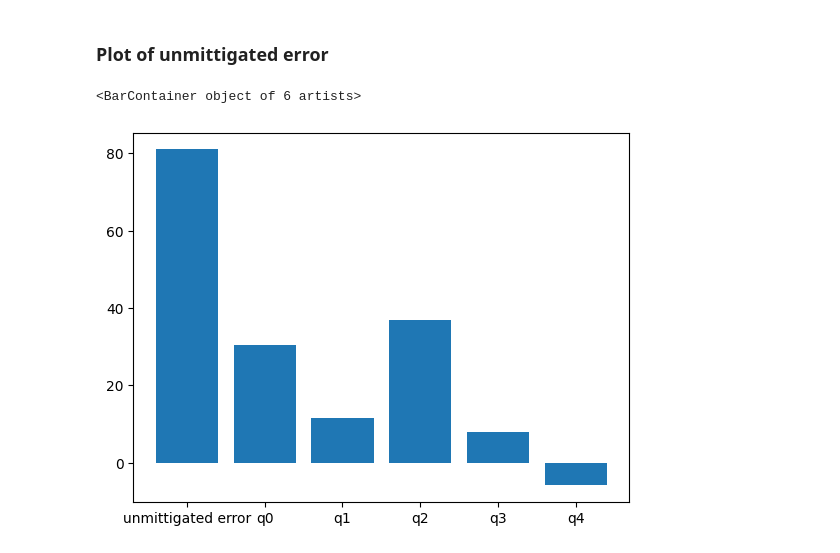
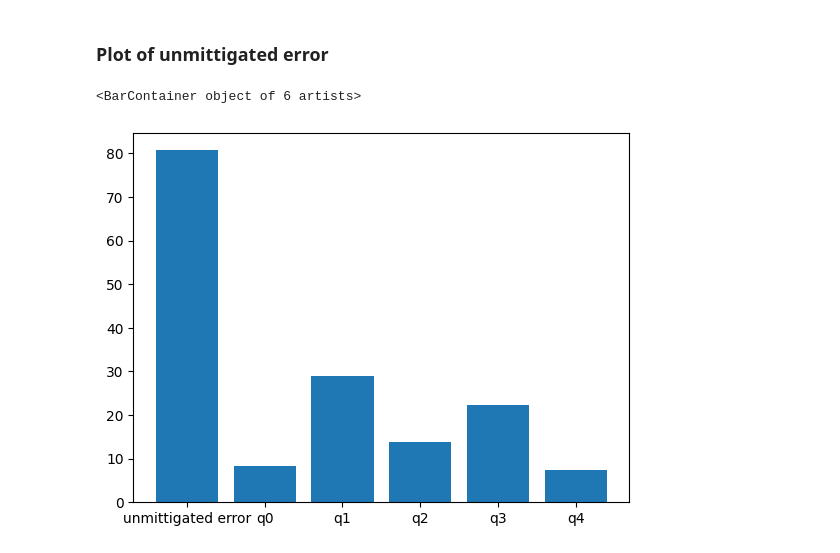
Before and after one commit to prachisharma21/ML_4_QEM, a Jupyter notebook: 5Models_Test.ipynb, the cells around one changed output. Drawn from its saved outputs; the diff is of its cells as text; code cells hidden in the pictures.

```diff
--- a/5Models_Test.ipynb
+++ b/5Models_Test.ipynb
@@ -102,13 +102,13 @@ plt.show(figure)
 ### Plot of unmittigated error
 # %%
 x = ['unmittigated error', 'q0', 'q1', 'q2', 'q3', 'q4']
-height = [np.mean(np.sum((df['noisy_expectation'], df['target']))),
-          np.mean(np.sum((df_qu0['noisy_expectation'], df_qu0['target']))),
-          np.mean(np.sum((df_qu1['noisy_expectation'], df_qu1['target']))),
-          np.mean(np.sum((df_qu2['noisy_expectation'], df_qu2['target']))),
-          np.mean(np.sum((df_qu3['noisy_expectation'], df_qu3['target']))),
-          np.mean(np.sum((df_qu4['noisy_expectation'], df_qu4['target'])))]
+height = [np.mean(np.sum((df['noisy_expectation']-df['target'])**2)),
+          np.mean(np.sum((df_qu0['noisy_expectation']-df_qu0['target'])**2)),
+          np.mean(np.sum((df_qu1['noisy_expectation']-df_qu1['target'])**2)),
+          np.mean(np.sum((df_qu2['noisy_expectation']-df_qu2['target'])**2)),
+          np.mean(np.sum((df_qu3['noisy_expectation']-df_qu3['target'])**2)),
+          np.mean(np.sum((df_qu4['noisy_expectation']-df_qu4['target'])**2))]
 plt.bar(x, height=height)
 # %% [output]
 <BarContainer object of 6 artists>
-[figure, old version]
+[figure, new version]
```
